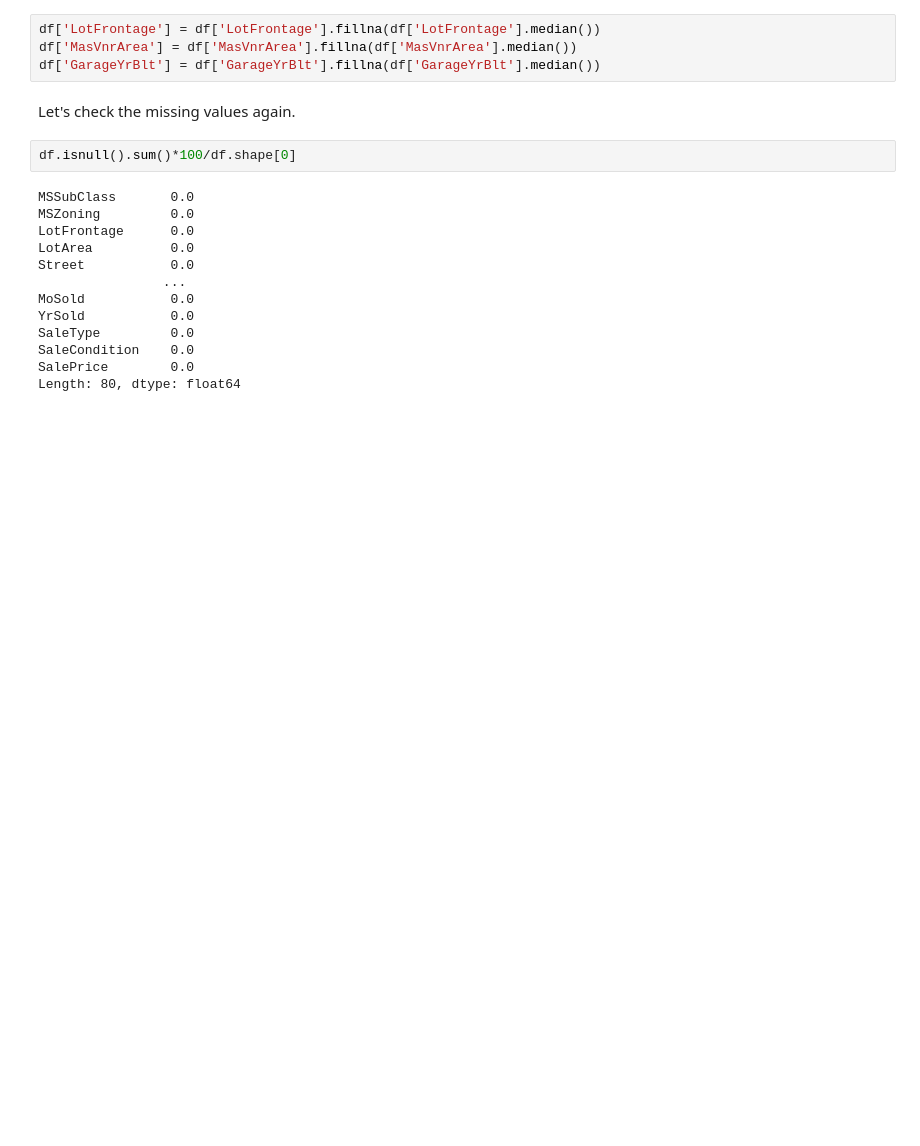
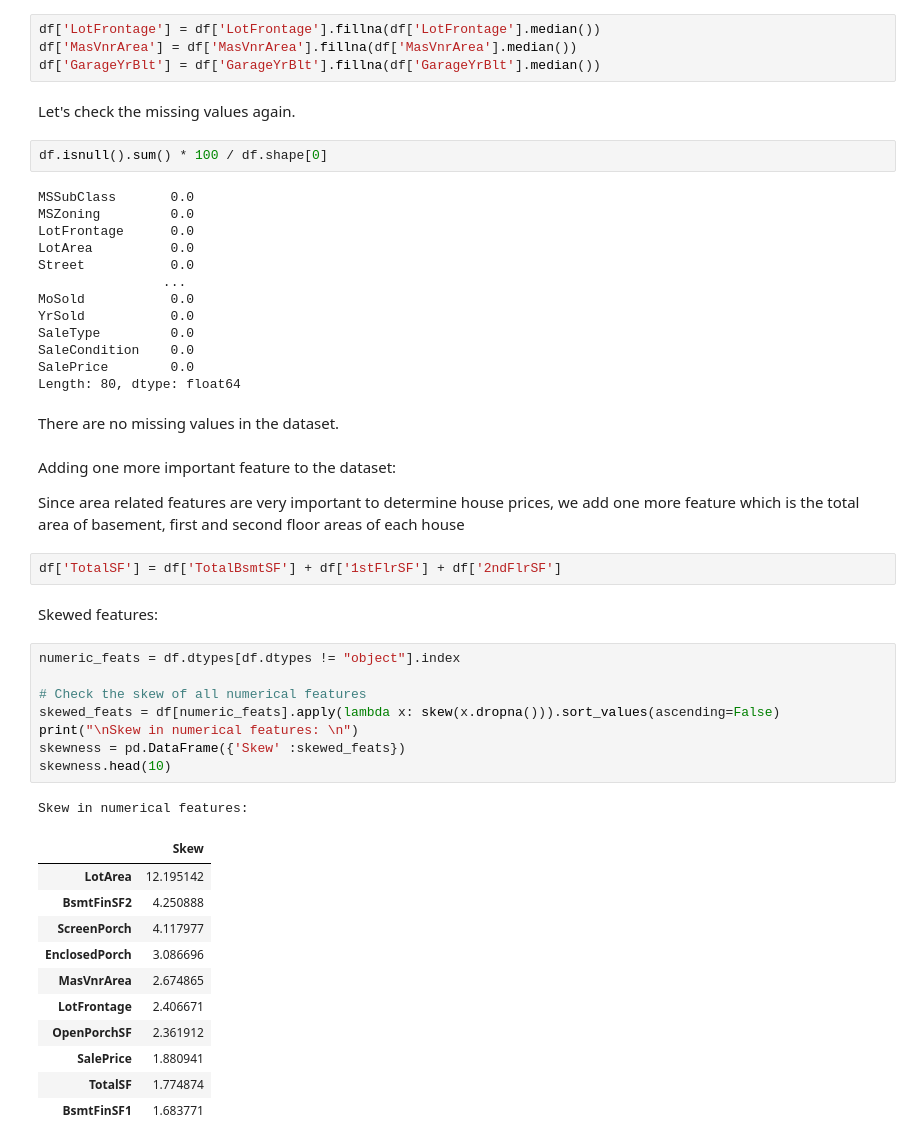
Before and after one commit to phamnhantucode/House-Pricing-Prediction, a Jupyter notebook: sample.ipynb, the cells around one changed output. Drawn from its saved outputs; the diff is of its cells as text; blank space fills up the shorter version.

```diff
--- a/sample.ipynb
+++ b/sample.ipynb
@@ -286,7 +305,7 @@ df['GarageYrBlt'] = df['GarageYrBlt'].fillna(df['GarageYrBlt'].median())
 # %% [markdown]
 Let's check the missing values again.
 # %%
-df.isnull().sum()*100/df.shape[0]
+df.isnull().sum() * 100 / df.shape[0]
 # %% [output]
 MSSubClass       0.0
 MSZoning         0.0
@@ -300,3 +319,34 @@ SaleType         0.0
 SaleCondition    0.0
 SalePrice        0.0
 Length: 80, dtype: float64
+# %% [markdown]
+There are no missing values in the dataset.
+# %% [markdown]
+Adding one more important feature to the dataset:
+
+Since area related features are very important to determine house prices, we add one more feature which is the total area of basement, first and second floor areas of each house
+# %%
+df['TotalSF'] = df['TotalBsmtSF'] + df['1stFlrSF'] + df['2ndFlrSF']
+# %% [markdown]
+Skewed features:
+# %%
+numeric_feats = df.dtypes[df.dtypes != "object"].index
+
+# Check the skew of all numerical features
+skewed_feats = df[numeric_feats].apply(lambda x: skew(x.dropna())).sort_values(ascending=False)
+print("\nSkew in numerical features: \n")
+skewness = pd.DataFrame({'Skew' :skewed_feats})
+skewness.head(10)
+# %% [output]
+Skew in numerical features:
+|  | Skew |
+| LotArea | 12.195142 |
+| BsmtFinSF2 | 4.250888 |
+| ScreenPorch | 4.117977 |
+| EnclosedPorch | 3.086696 |
+| MasVnrArea | 2.674865 |
+| LotFrontage | 2.406671 |
+| OpenPorchSF | 2.361912 |
+| SalePrice | 1.880941 |
+| TotalSF | 1.774874 |
+| BsmtFinSF1 | 1.683771 |
```
Also changed, not shown: parts of 51 cells of this notebook, 1 other file.
